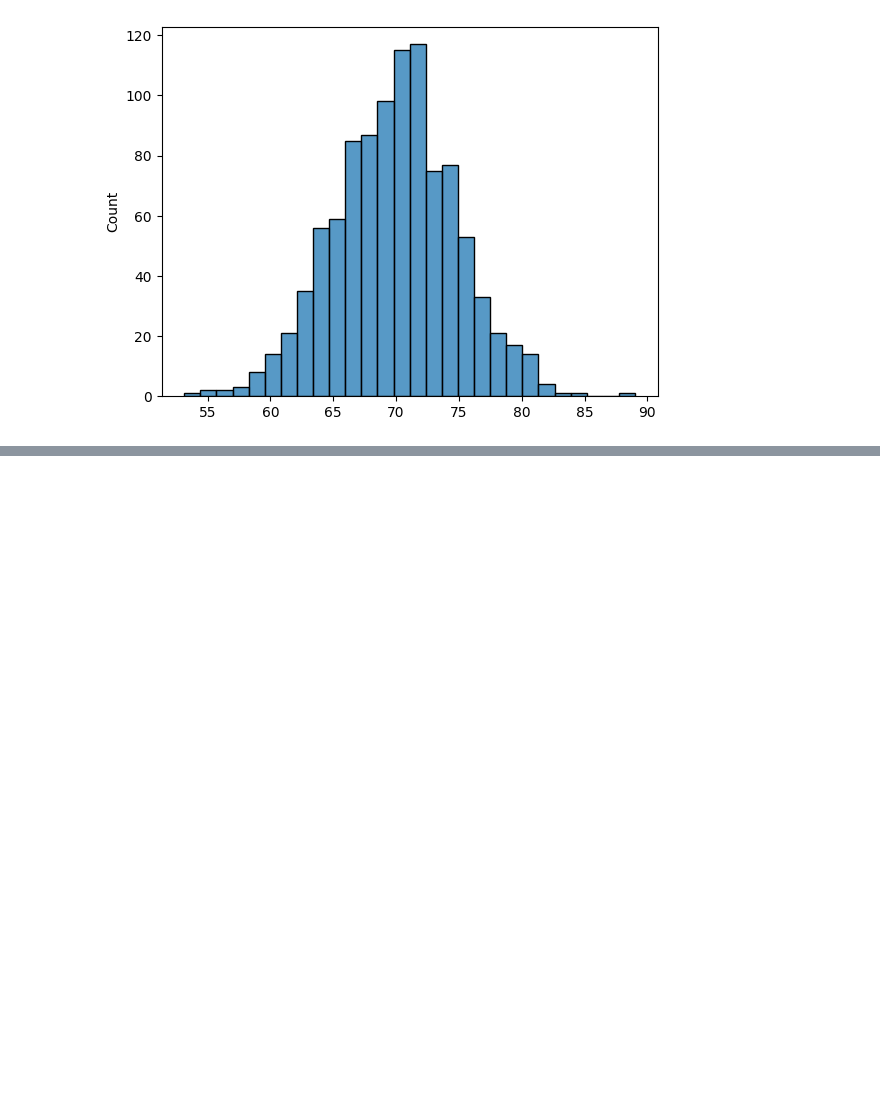
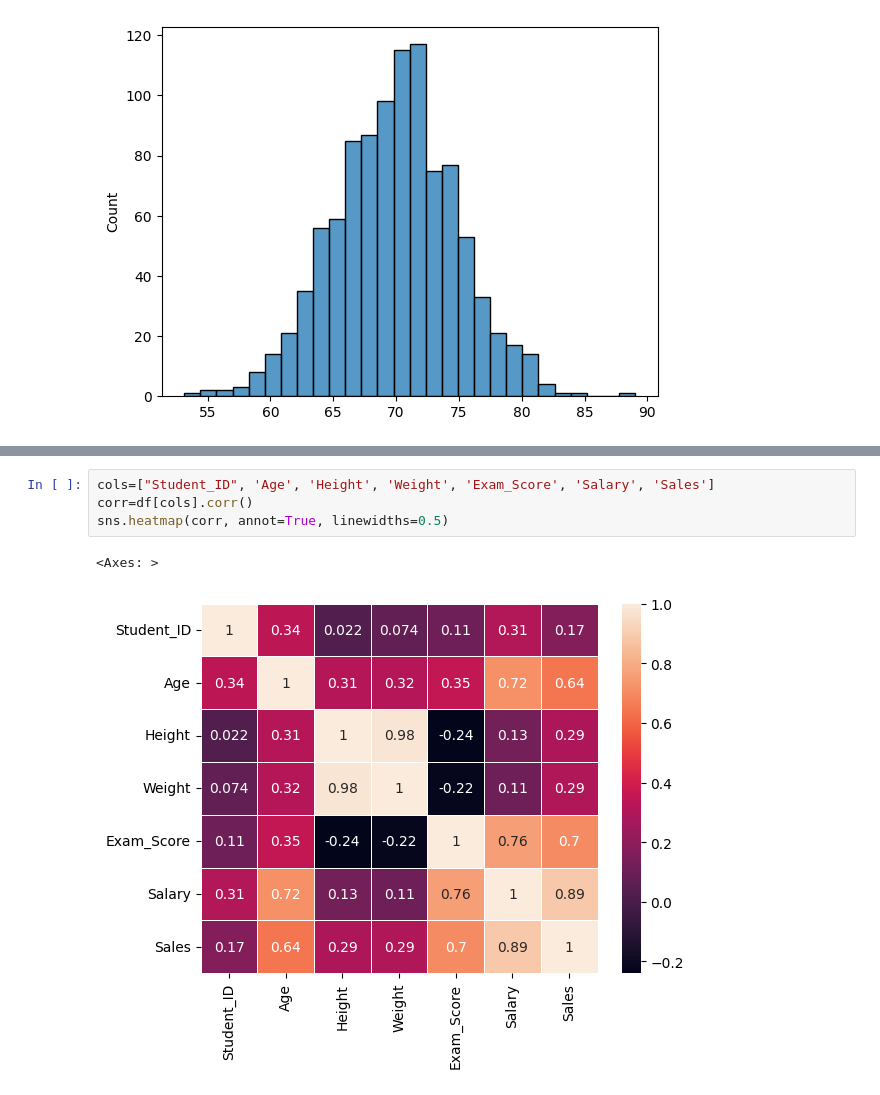
Before and after one commit to Ayan282/colab, a Jupyter notebook: statistika4.ipynb, the cells around one changed output, grey strips where cells are left out. Cells and saved outputs as stored; diff of their text form; blank space fills up the shorter version.

```diff
--- a/statistika4.ipynb
+++ b/statistika4.ipynb
@@ -184,0 +230,7 @@ sns.histplot(x=sim_data)
+# %%
+cols=["Student_ID", 'Age', 'Height', 'Weight', 'Exam_Score', 'Salary', 'Sales']
+corr=df[cols].corr()
+sns.heatmap(corr, annot=True, linewidths=0.5)
+# %% [output]
+<Axes: >
+[figure, added]
```
Also changed, not shown: parts of 10 cells of this notebook.
